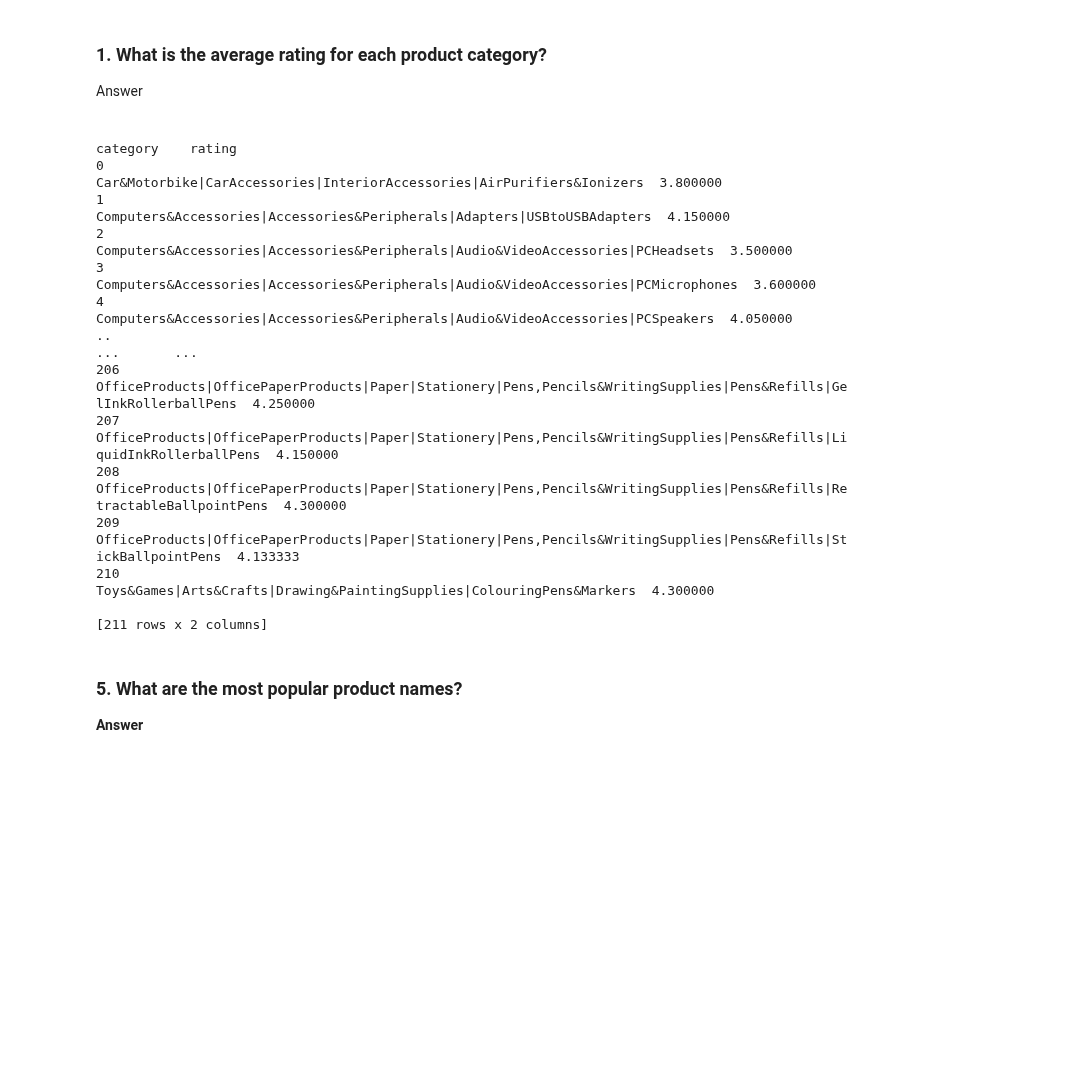
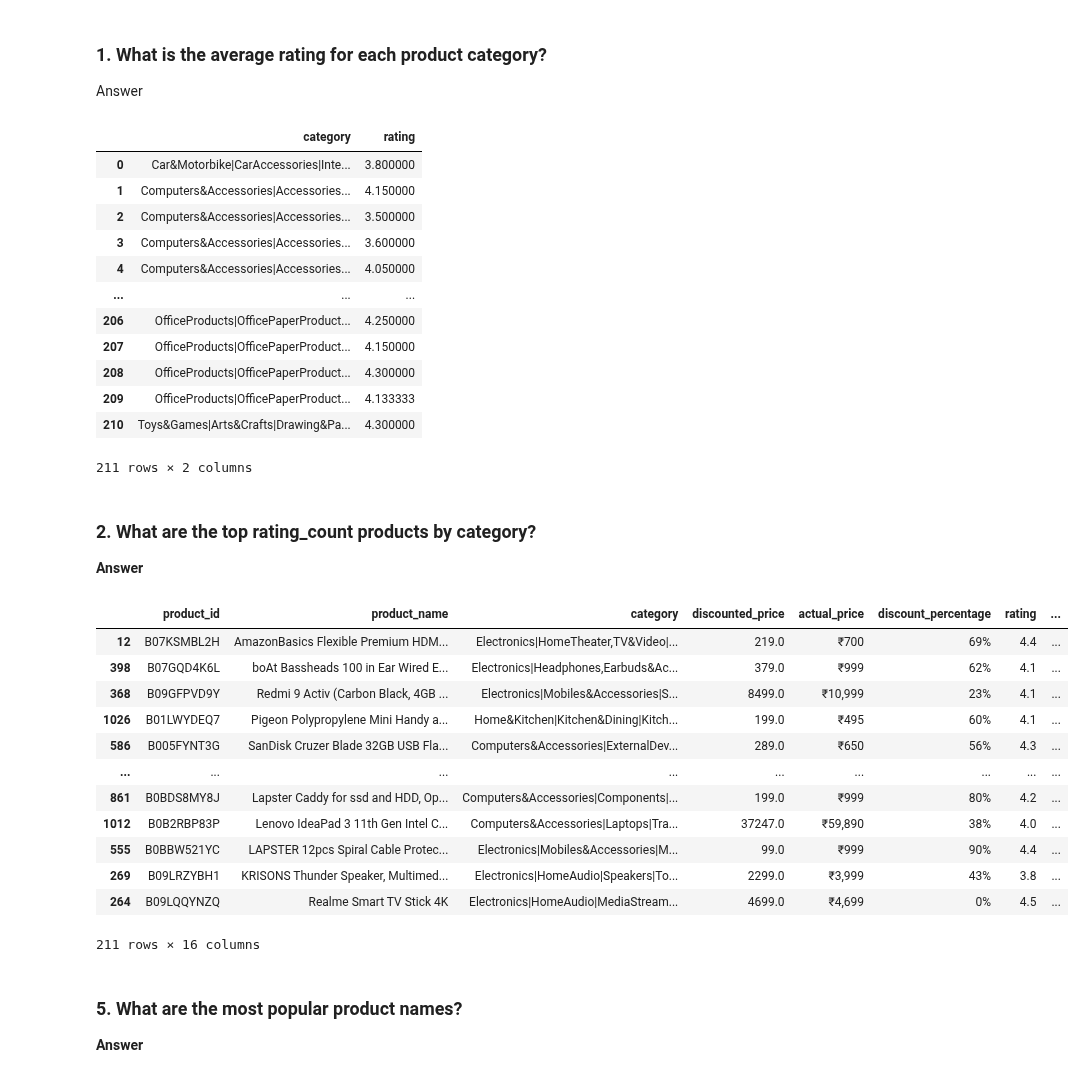
Before and after one commit to AjayKumar095/Data-Science-Masters, a Jupyter notebook: EDA_On_Amazon_Sales_Data_and_Spotify_Data/EDA_Amazon_Sales_Data.ipynb, the cells around one changed output. Saved outputs shown, nothing was run; the diff lists cells and outputs as text; code cells hidden in the pictures; blank space fills up the shorter version.

```diff
--- a/EDA_On_Amazon_Sales_Data_and_Spotify_Data/EDA_Amazon_Sales_Data.ipynb
+++ b/EDA_On_Amazon_Sales_Data_and_Spotify_Data/EDA_Amazon_Sales_Data.ipynb
@@ -88,22 +79,45 @@ amz_df['rating'] = [float(rate) if rate != '|' else 0.0 for rate in amz_df['rati
 average_rating_by_category = amz_df.groupby('category')['rating'].mean().reset_index()
 
 # Print or display the result
-print(average_rating_by_category)
+pd.set_option('display.max_colwidth', 500)
+average_rating_by_category
 # %% [output]
+|  | category | rating |
+| 0 | Car&Motorbike|CarAccessories|Inte... | 3.800000 |
+| 1 | Computers&Accessories|Accessories... | 4.150000 |
+| 2 | Computers&Accessories|Accessories... | 3.500000 |
+| 3 | Computers&Accessories|Accessories... | 3.600000 |
+| 4 | Computers&Accessories|Accessories... | 4.050000 |
+| ... | ... | ... |
+| 206 | OfficeProducts|OfficePaperProduct... | 4.250000 |
+| 207 | OfficeProducts|OfficePaperProduct... | 4.150000 |
+| 208 | OfficeProducts|OfficePaperProduct... | 4.300000 |
+| 209 | OfficeProducts|OfficePaperProduct... | 4.133333 |
+| 210 | Toys&Games|Arts&Crafts|Drawing&Pa... | 4.300000 |
-                                                                                                                   category    rating
-0                                                    Car&Motorbike|CarAccessories|InteriorAccessories|AirPurifiers&Ionizers  3.800000
-1                                                   Computers&Accessories|Accessories&Peripherals|Adapters|USBtoUSBAdapters  4.150000
-2                                           Computers&Accessories|Accessories&Peripherals|Audio&VideoAccessories|PCHeadsets  3.500000
-3                                        Computers&Accessories|Accessories&Peripherals|Audio&VideoAccessories|PCMicrophones  3.600000
-4                                           Computers&Accessories|Accessories&Peripherals|Audio&VideoAccessories|PCSpeakers  4.050000
-..                                                                                                                      ...       ...
-206      OfficeProducts|OfficePaperProducts|Paper|Stationery|Pens,Pencils&WritingSupplies|Pens&Refills|GelInkRollerballPens  4.250000
-207   OfficeProducts|OfficePaperProducts|Paper|Stationery|Pens,Pencils&WritingSupplies|Pens&Refills|LiquidInkRollerballPens  4.150000
-208  OfficeProducts|OfficePaperProducts|Paper|Stationery|Pens,Pencils&WritingSupplies|Pens&Refills|RetractableBallpointPens  4.300000
-209        OfficeProducts|OfficePaperProducts|Paper|Stationery|Pens,Pencils&WritingSupplies|Pens&Refills|StickBallpointPens  4.133333
-210                                                   Toys&Games|Arts&Crafts|Drawing&PaintingSupplies|ColouringPens&Markers  4.300000
-
-[211 rows x 2 columns]
+211 rows × 2 columns
+# %% [markdown]
+<h3>2. What are the top rating_count products by category?</h3>
+<p><b>Answer</b></p>
+# %%
+top_products_by_category = amz_df.sort_values(by='rating_count', ascending=False) \
+                                 .groupby('category').head(1)
+
+# Display the top products by category
+top_products_by_category
+# %% [output]
+|  | product_id | product_name | category | discounted_price | actual_price | discount_percentage | rating | ... |
+| 12 | B07KSMBL2H | AmazonBasics Flexible Premium HDM... | Electronics|HomeTheater,TV&Video|... | 219.0 | ₹700 | 69% | 4.4 | ... |
+| 398 | B07GQD4K6L | boAt Bassheads 100 in Ear Wired E... | Electronics|Headphones,Earbuds&Ac... | 379.0 | ₹999 | 62% | 4.1 | ... |
+| 368 | B09GFPVD9Y | Redmi 9 Activ (Carbon Black, 4GB ... | Electronics|Mobiles&Accessories|S... | 8499.0 | ₹10,999 | 23% | 4.1 | ... |
+| 1026 | B01LWYDEQ7 | Pigeon Polypropylene Mini Handy a... | Home&Kitchen|Kitchen&Dining|Kitch... | 199.0 | ₹495 | 60% | 4.1 | ... |
+| 586 | B005FYNT3G | SanDisk Cruzer Blade 32GB USB Fla... | Computers&Accessories|ExternalDev... | 289.0 | ₹650 | 56% | 4.3 | ... |
+| ... | ... | ... | ... | ... | ... | ... | ... | ... |
+| 861 | B0BDS8MY8J | Lapster Caddy for ssd and HDD, Op... | Computers&Accessories|Components|... | 199.0 | ₹999 | 80% | 4.2 | ... |
+| 1012 | B0B2RBP83P | Lenovo IdeaPad 3 11th Gen Intel C... | Computers&Accessories|Laptops|Tra... | 37247.0 | ₹59,890 | 38% | 4.0 | ... |
+| 555 | B0BBW521YC | LAPSTER 12pcs Spiral Cable Protec... | Electronics|Mobiles&Accessories|M... | 99.0 | ₹999 | 90% | 4.4 | ... |
+| 269 | B09LRZYBH1 | KRISONS Thunder Speaker, Multimed... | Electronics|HomeAudio|Speakers|To... | 2299.0 | ₹3,999 | 43% | 3.8 | ... |
+| 264 | B09LQQYNZQ | Realme Smart TV Stick 4K | Electronics|HomeAudio|MediaStream... | 4699.0 | ₹4,699 | 0% | 4.5 | ... |
+211 rows × 16 columns
 # %% [markdown]
 <h3>5.  What are the most popular product names?</h3>
 <p><b>Answer</b></p>
```
Also changed, not shown: parts of 7 cells of this notebook, 1 other file.
